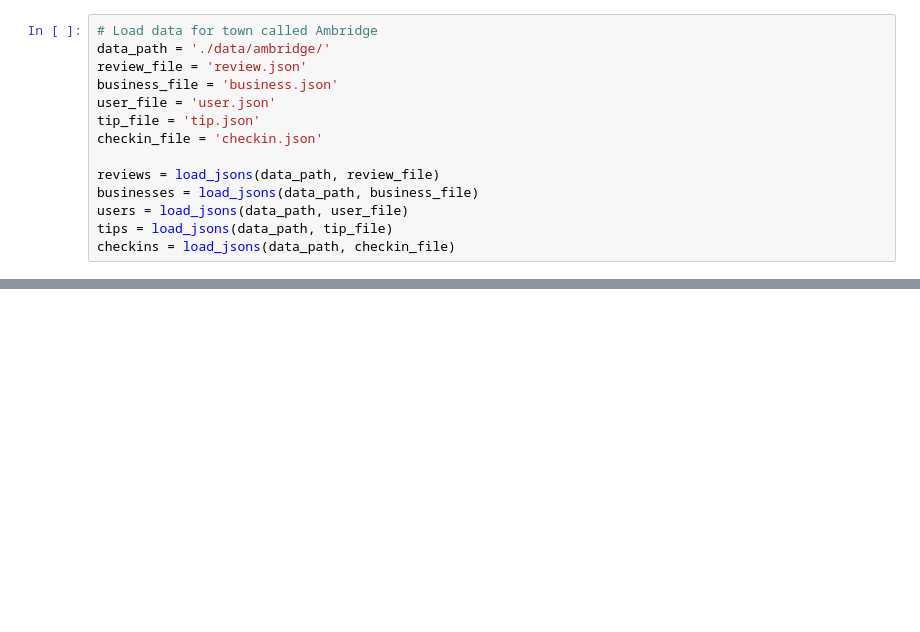
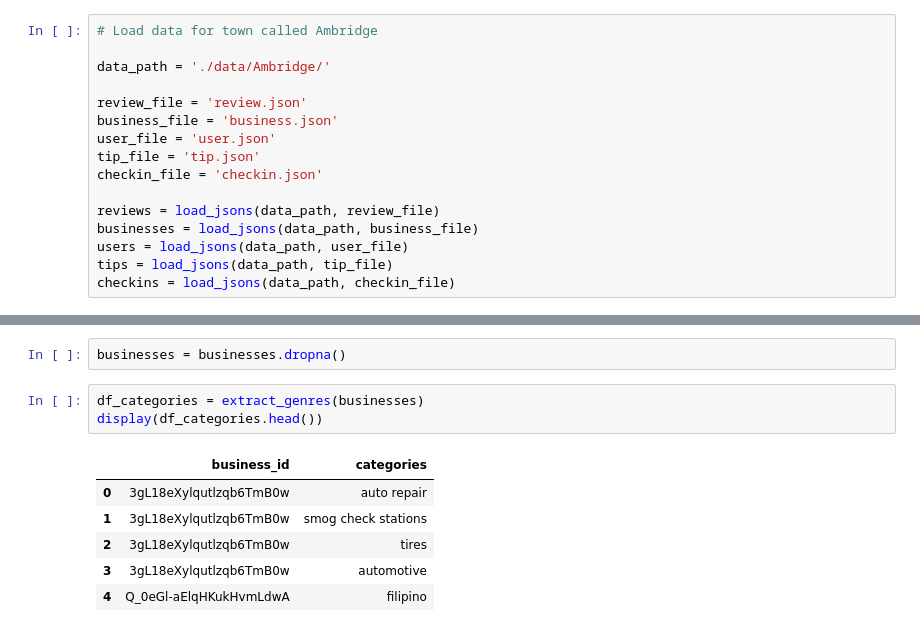
Before and after one commit to merijn212/CI, a Jupyter notebook: example.ipynb, the cells around one changed output, grey strips where cells are left out. Saved outputs shown, nothing was run; the diff lists cells and outputs as text; blank space fills up the shorter version.

```diff
--- a/example.ipynb
+++ b/example.ipynb
@@ -11,6 +35,8 @@ def load_jsons(data_path, file):
 # %%
 # Load data for town called Ambridge
-data_path = './data/ambridge/'
+
+data_path = './data/Ambridge/'
+
 review_file = 'review.json'
 business_file = 'business.json'
 user_file = 'user.json'
@@ -69,0 +145,12 @@ ax = df.plot.bar(x='compliment', y='val', rot=0)
+# %%
+businesses = businesses.dropna()
+# %%
+df_categories = extract_genres(businesses)
+display(df_categories.head())
+# %% [output]
+|  | business_id | categories |
+| 0 | 3gL18eXylqutlzqb6TmB0w | auto repair |
+| 1 | 3gL18eXylqutlzqb6TmB0w | smog check stations |
+| 2 | 3gL18eXylqutlzqb6TmB0w | tires |
+| 3 | 3gL18eXylqutlzqb6TmB0w | automotive |
+| 4 | Q_0eGl-aElqHKukHvmLdwA | filipino |
```
Also changed, not shown: parts of 32 cells of this notebook.
